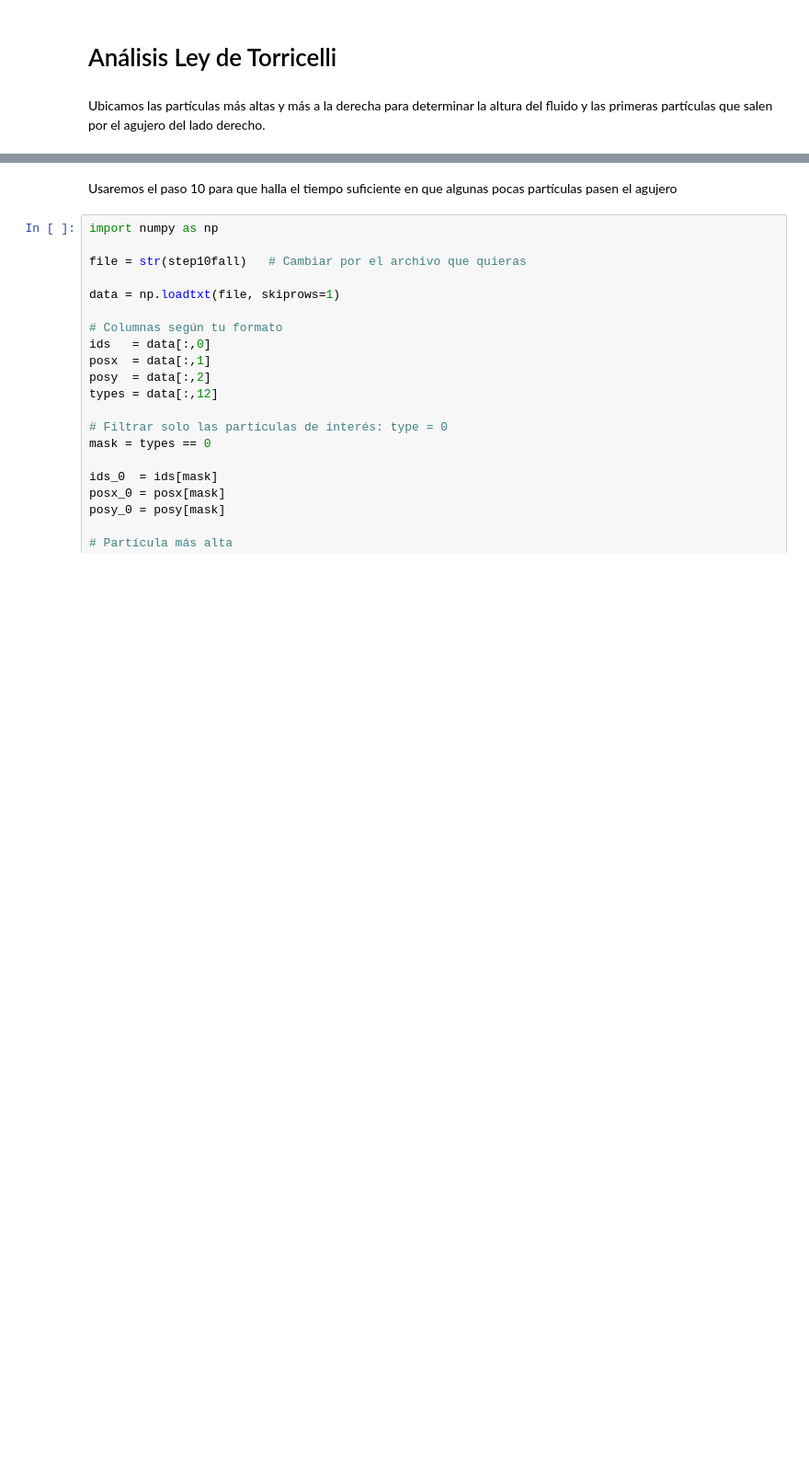
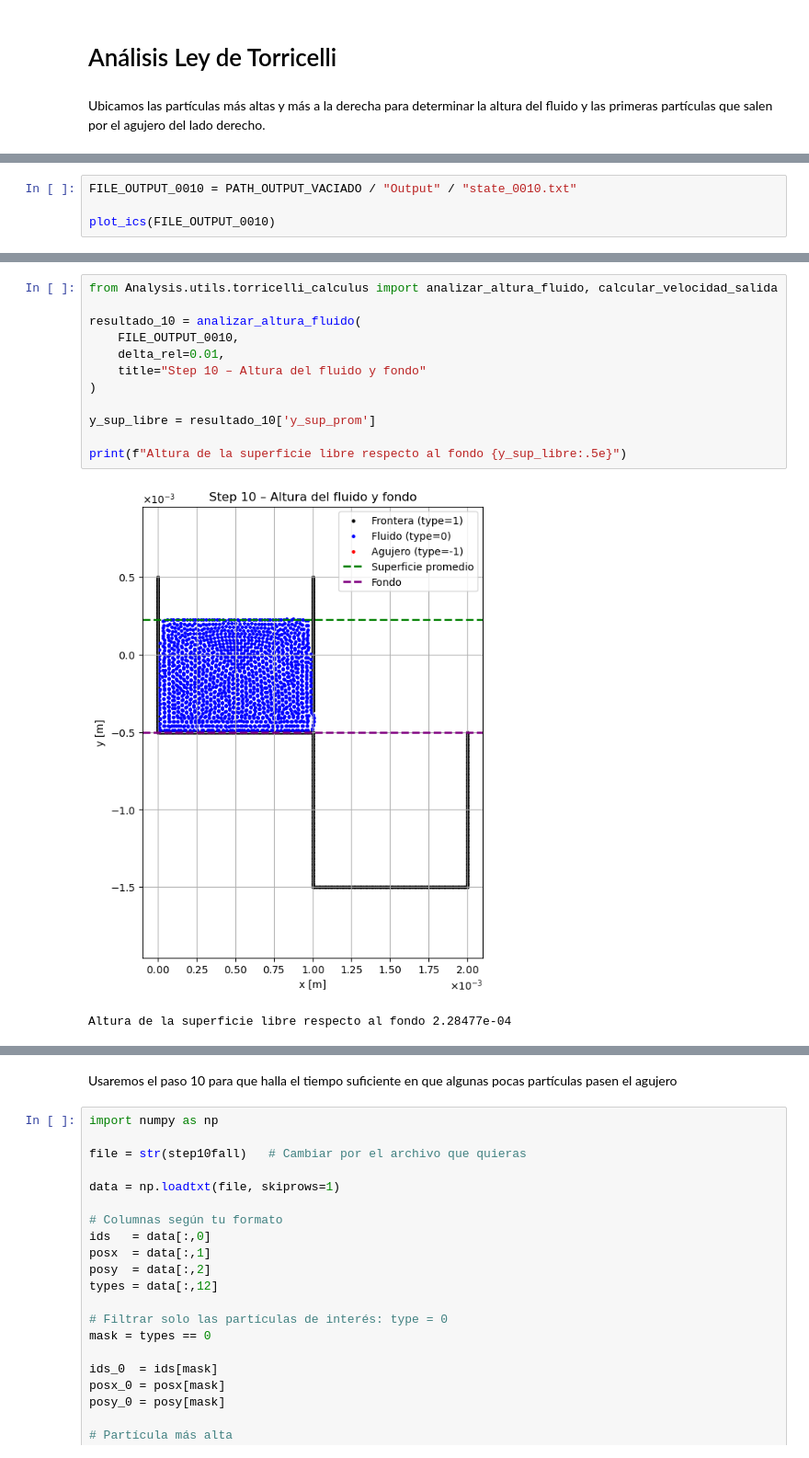
Before and after one commit to Hdavid1123/NeighboorsFloodSPH, a Jupyter notebook: Analysis/AnalisisTorrecelli.ipynb, the cells around one changed output, grey strips where cells are left out. Shown at 92% size. Drawn from its saved outputs; the diff is of its cells as text; blank space fills up the shorter version.

```diff
--- a/Analysis/AnalisisTorrecelli.ipynb
+++ b/Analysis/AnalisisTorrecelli.ipynb
@@ -18,0 +21,4 @@ plot_ics(step10fall)
+# %%
+FILE_OUTPUT_0010 = PATH_OUTPUT_VACIADO / "Output" / "state_0010.txt"
+
+plot_ics(FILE_OUTPUT_0010)
@@ -18,0 +46,15 @@ plot_ics(step10fall)
+# %%
+from Analysis.utils.torricelli_calculus import analizar_altura_fluido, calcular_velocidad_salida
+
+resultado_10 = analizar_altura_fluido(
+    FILE_OUTPUT_0010,
+    delta_rel=0.01,
+    title="Step 10 – Altura del fluido y fondo"
+)
+
+y_sup_libre = resultado_10['y_sup_prom']
+
+print(f"Altura de la superficie libre respecto al fondo {y_sup_libre:.5e}")
+# %% [output]
+[figure, added]
+Altura de la superficie libre respecto al fondo 2.28477e-04
```
Also changed, not shown: parts of 5 cells of this notebook, 10 other files.
